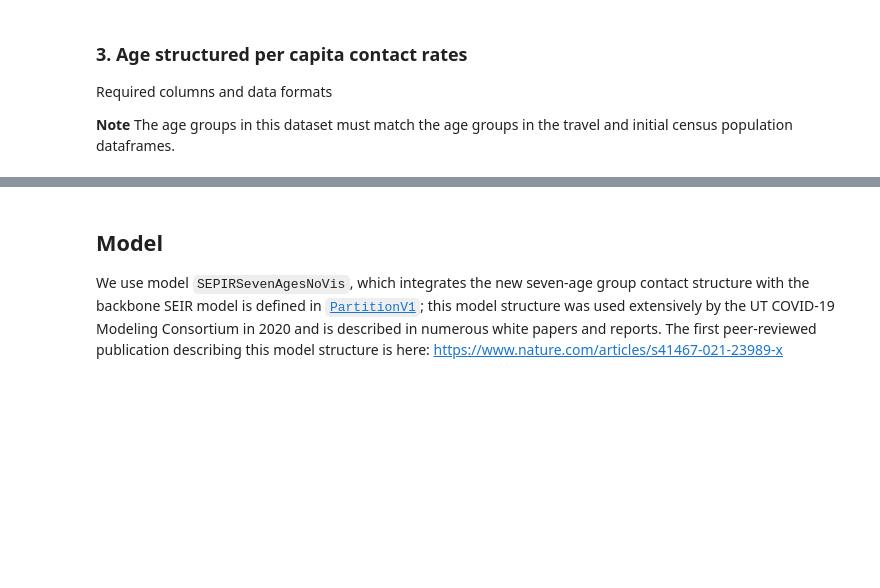
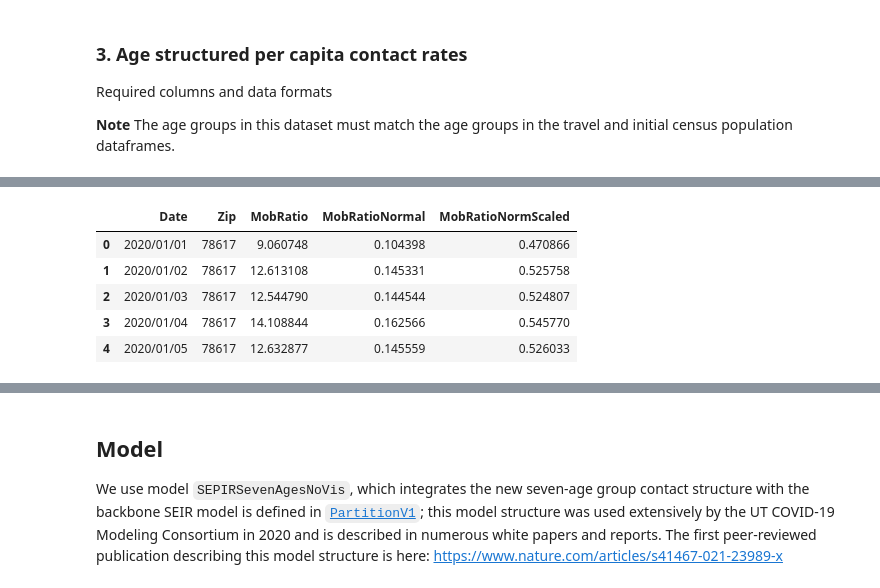
Before and after one commit to bhollo0329/epimodels, a Jupyter notebook: notebooks/AustinGranularModel.ipynb, the cells around one changed output, grey strips where cells are left out. Saved outputs shown, nothing was run; the diff lists cells and outputs as text; code cells hidden in the pictures; blank space fills up the shorter version.

```diff
--- a/notebooks/AustinGranularModel.ipynb
+++ b/notebooks/AustinGranularModel.ipynb
@@ -71,0 +83,9 @@ contacts_df.to_csv('/Users/kpierce/epimodels/notebooks/AustinGranularModel/Basel
+# %%
+mi.head()
+# %% [output]
+|  | Date | Zip | MobRatio | MobRatioNormal | MobRatioNormScaled |
+| 0 | 2020/01/01 | 78617 | 9.060748 | 0.104398 | 0.470866 |
+| 1 | 2020/01/02 | 78617 | 12.613108 | 0.145331 | 0.525758 |
+| 2 | 2020/01/03 | 78617 | 12.544790 | 0.144544 | 0.524807 |
+| 3 | 2020/01/04 | 78617 | 14.108844 | 0.162566 | 0.545770 |
+| 4 | 2020/01/05 | 78617 | 12.632877 | 0.145559 | 0.526033 |
```
Also changed, not shown: parts of 23 cells of this notebook, 2 other files.
